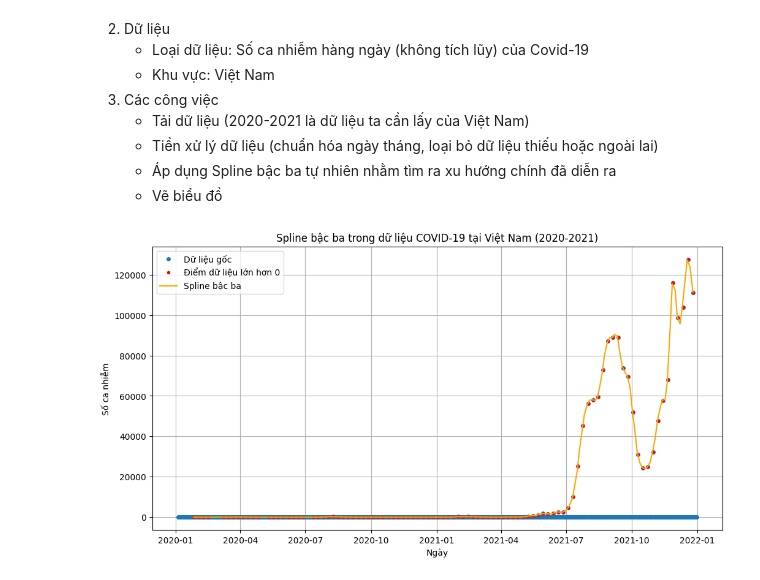
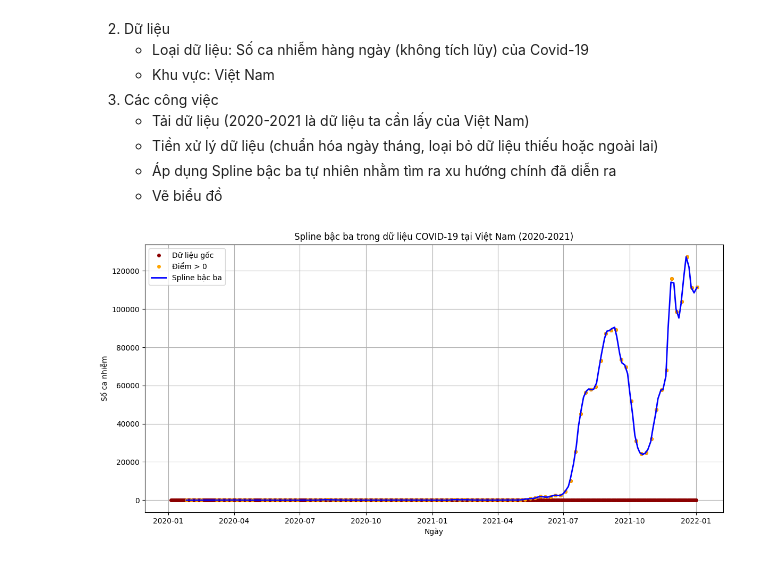
Before and after one commit to AkiraTomori/Interpolation, a Jupyter notebook: Test.ipynb, the cells around one changed output. Drawn from its saved outputs; the diff is of its cells as text; code cells hidden in the pictures.

```diff
--- a/Test.ipynb
+++ b/Test.ipynb
@@ -186,37 +216,34 @@ plot_interpolation_results(
 # %%
 # Bài 2
 # Tải dữ liệu và tiền xử lý dữ liệu
 df = pd.read_csv("owid-covid-data.csv")
 
 df_vn_full = df[df["location"] == "Vietnam"]
 df_vn_full = df_vn_full[["date", "new_cases"]]
 df_vn_full["date"] = pd.to_datetime(df_vn_full["date"])
-df_vn_full = df_vn_full[(df_vn_full["date"] >= "2020-01-01") & (df_vn_full["date"] <= "2021-12-31")]
-
+df_vn_full = df_vn_full[(df_vn_full["date"] >= "2020-01-01") & (df_vn_full["date"] <= "2022-01-02")]
 df_vn_full = df_vn_full.dropna(subset=['new_cases'])
 df_vn_full["days"] = (df_vn_full["date"] - df_vn_full["date"].min()).dt.days
 
 df_vn_nonzero = df_vn_full[df_vn_full["new_cases"] > 0]
 days_nonzero = df_vn_nonzero["days"].tolist()
 new_cases_nonzero = df_vn_nonzero["new_cases"].tolist()
 
 spline_model_2 = NaturalCubicSpline(days_nonzero, new_cases_nonzero)
 
 x_smooth = np.linspace(min(days_nonzero), max(days_nonzero), 200)
 y_smooth = [spline_model_2.interpolate(xi) for xi in x_smooth]
 
 date_start = df_vn_full["date"].min()
 date_smooth = pd.to_datetime([date_start + pd.Timedelta(days=int(x)) for x in x_smooth])
 
-plt.figure(figsize=(12, 6))
-plt.plot(df_vn_full["date"], df_vn_full["new_cases"], "o", markersize=4, label="Dữ liệu gốc")
-plt.plot(df_vn_nonzero["date"], df_vn_nonzero["new_cases"], "ro", markersize=3, label="Điểm dữ liệu lớn hơn 0")
-plt.plot(date_smooth, y_smooth, color='orange', label='Spline bậc ba')
-plt.xlabel("Ngày")
-plt.ylabel("Số ca nhiễm")
-plt.title("Spline bậc ba trong dữ liệu COVID-19 tại Việt Nam (2020-2021)")
-plt.legend()
-plt.grid(True)
-plt.show()
+plot_covid_interpolation(
+    date_original=df_vn_full["date"],
+    new_cases_original=df_vn_full["new_cases"],
+    date_nonzero=df_vn_nonzero["date"],
+    new_cases_nonzero=df_vn_nonzero["new_cases"],
+    date_spline=date_smooth,
+    new_cases_spline=y_smooth
+)
 # %% [output]
-[figure, old version]
+[figure, new version]
```
Also changed, not shown: parts of 2 cells of this notebook.
